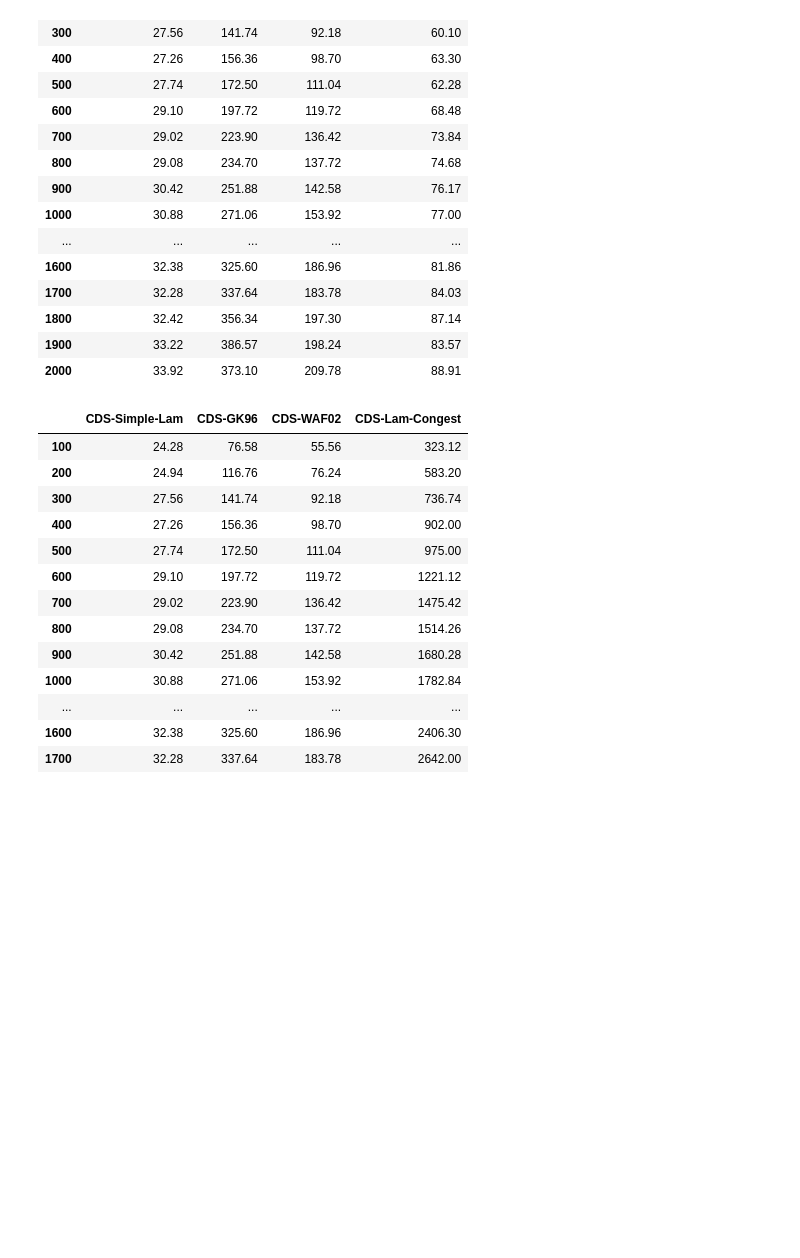
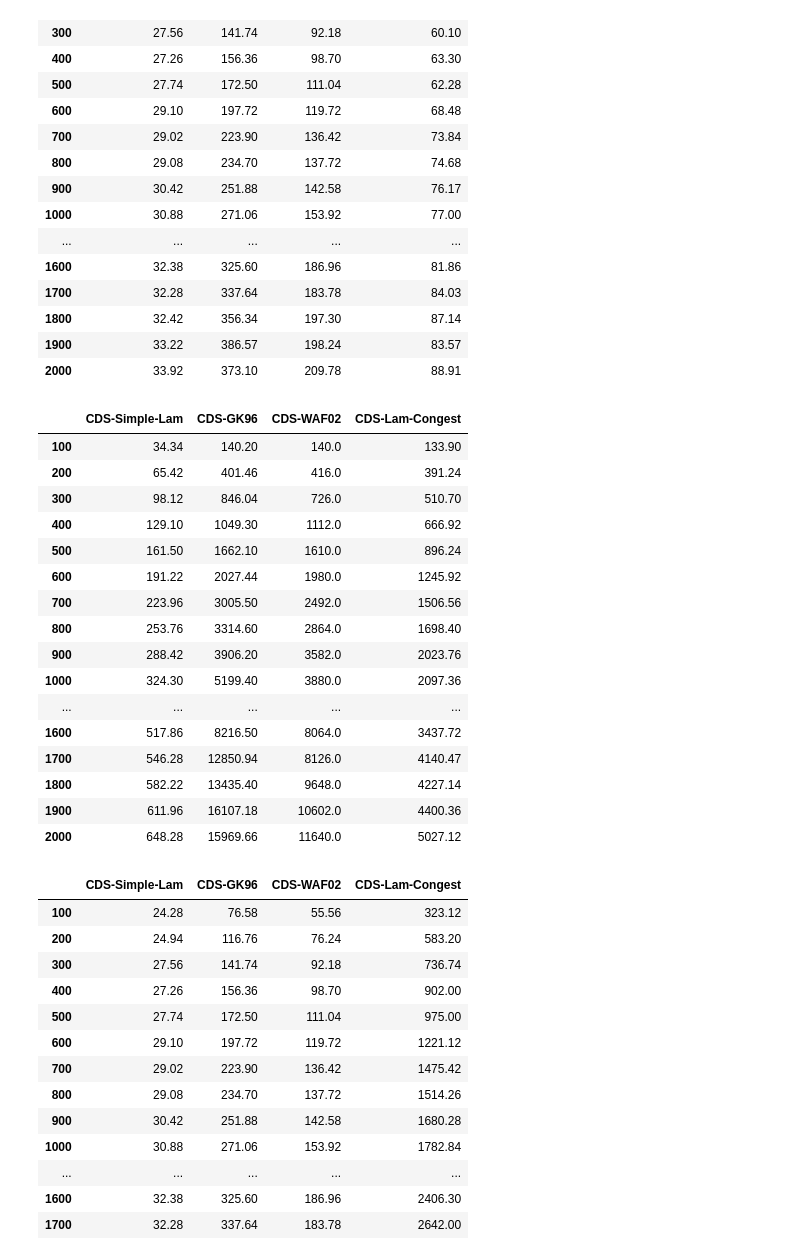
Before and after one commit to lamductan/SCDS, a Jupyter notebook: Stat_results_CDS.ipynb, the cells around one changed output. Saved outputs shown, nothing was run; the diff lists cells and outputs as text; code cells hidden in the pictures; blank space fills up the shorter version.

```diff
--- a/Stat_results_CDS.ipynb
+++ b/Stat_results_CDS.ipynb
@@ -159,6 +165,28 @@ df_average_awake
 | 1800 | 32.42 | 356.34 | 197.30 | 87.14 |
 | 1900 | 33.22 | 386.57 | 198.24 | 83.57 |
 | 2000 | 33.92 | 373.10 | 209.78 | 88.91 |
+# %%
+df_worst_case_awake = pd.DataFrame(all_n_worst_case_awake_rounds)
+df_worst_case_awake.to_csv("stat/cds_worst_case_awake.csv")
+df_worst_case_awake
+# %% [output]
+|  | CDS-Simple-Lam | CDS-GK96 | CDS-WAF02 | CDS-Lam-Congest |
+| 100 | 34.34 | 140.20 | 140.0 | 133.90 |
+| 200 | 65.42 | 401.46 | 416.0 | 391.24 |
+| 300 | 98.12 | 846.04 | 726.0 | 510.70 |
+| 400 | 129.10 | 1049.30 | 1112.0 | 666.92 |
+| 500 | 161.50 | 1662.10 | 1610.0 | 896.24 |
+| 600 | 191.22 | 2027.44 | 1980.0 | 1245.92 |
+| 700 | 223.96 | 3005.50 | 2492.0 | 1506.56 |
+| 800 | 253.76 | 3314.60 | 2864.0 | 1698.40 |
+| 900 | 288.42 | 3906.20 | 3582.0 | 2023.76 |
+| 1000 | 324.30 | 5199.40 | 3880.0 | 2097.36 |
+| ... | ... | ... | ... | ... |
+| 1600 | 517.86 | 8216.50 | 8064.0 | 3437.72 |
+| 1700 | 546.28 | 12850.94 | 8126.0 | 4140.47 |
+| 1800 | 582.22 | 13435.40 | 9648.0 | 4227.14 |
+| 1900 | 611.96 | 16107.18 | 10602.0 | 4400.36 |
+| 2000 | 648.28 | 15969.66 | 11640.0 | 5027.12 |
 # %%
 df_active_rounds = pd.DataFrame(all_n_active_rounds)
 df_active_rounds.to_csv("stat/cds_active_rounds.csv")
```
Also changed, not shown: parts of 7 cells of this notebook, 9 other files.
